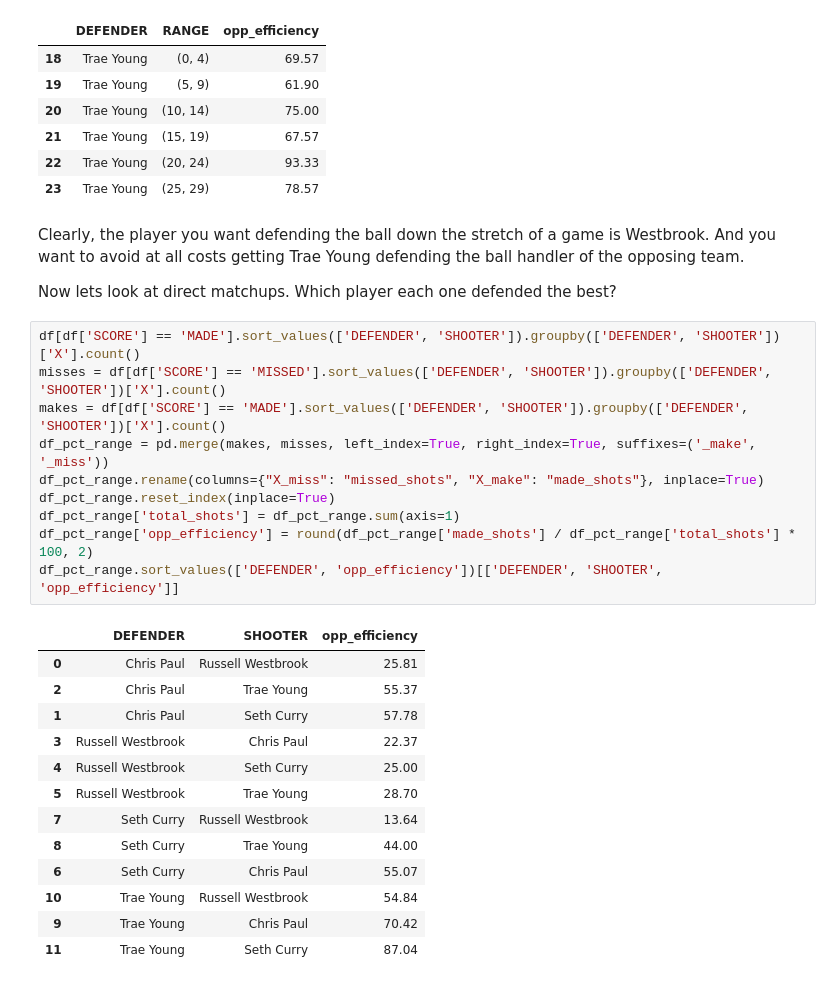
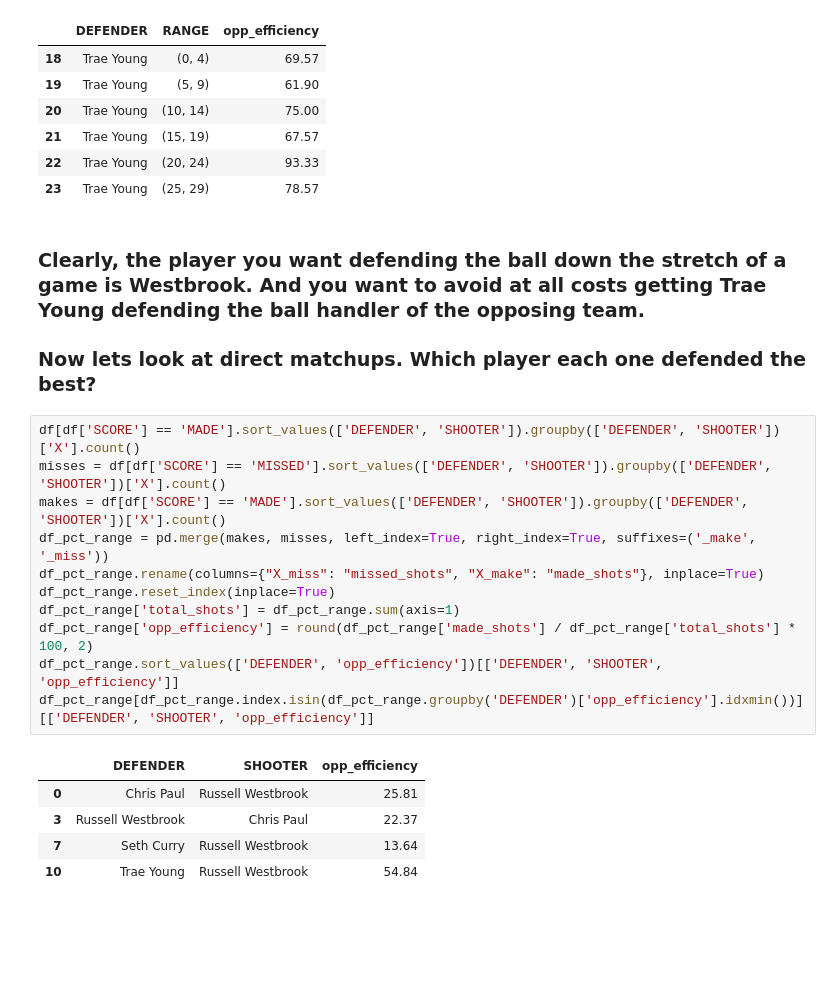
Before and after one commit to 3kleo/NBA-Shooting-Data, a Jupyter notebook: NBA_shooting_data.ipynb, the cells around one changed output. Drawn from its saved outputs; the diff is of its cells as text; blank space fills up the shorter version.

```diff
--- a/NBA_shooting_data.ipynb
+++ b/NBA_shooting_data.ipynb
@@ -216,31 +192,24 @@ df_pct_range[df_pct_range.index.isin(df_pct_range.groupby('RANGE')['opp_efficien
 | 22 | Trae Young | (20, 24) | 93.33 |
 | 23 | Trae Young | (25, 29) | 78.57 |
 # %% [markdown]
-Clearly, the player you want defending the ball down the stretch of a game is Westbrook. And you want to avoid at all costs getting Trae Young defending the ball handler of the opposing team.
+### Clearly, the player you want defending the ball down the stretch of a game is Westbrook. And you want to avoid at all costs getting Trae Young defending the ball handler of the opposing team.
 
-Now lets look at direct matchups. Which player each one defended the best?
+### Now lets look at direct matchups. Which player each one defended the best?
 # %%
 df[df['SCORE'] == 'MADE'].sort_values(['DEFENDER', 'SHOOTER']).groupby(['DEFENDER', 'SHOOTER'])['X'].count()
 misses = df[df['SCORE'] == 'MISSED'].sort_values(['DEFENDER', 'SHOOTER']).groupby(['DEFENDER', 'SHOOTER'])['X'].count()
 makes = df[df['SCORE'] == 'MADE'].sort_values(['DEFENDER', 'SHOOTER']).groupby(['DEFENDER', 'SHOOTER'])['X'].count()
 df_pct_range = pd.merge(makes, misses, left_index=True, right_index=True, suffixes=('_make', '_miss'))
 df_pct_range.rename(columns={"X_miss": "missed_shots", "X_make": "made_shots"}, inplace=True)
 df_pct_range.reset_index(inplace=True)
 df_pct_range['total_shots'] = df_pct_range.sum(axis=1)
 df_pct_range['opp_efficiency'] = round(df_pct_range['made_shots'] / df_pct_range['total_shots'] * 100, 2)
 df_pct_range.sort_values(['DEFENDER', 'opp_efficiency'])[['DEFENDER', 'SHOOTER', 'opp_efficiency']]
+df_pct_range[df_pct_range.index.isin(df_pct_range.groupby('DEFENDER')['opp_efficiency'].idxmin())][['DEFENDER', 'SHOOTER', 'opp_efficiency']]
 # %% [output]
 |  | DEFENDER | SHOOTER | opp_efficiency |
 | 0 | Chris Paul | Russell Westbrook | 25.81 |
-| 2 | Chris Paul | Trae Young | 55.37 |
-| 1 | Chris Paul | Seth Curry | 57.78 |
 | 3 | Russell Westbrook | Chris Paul | 22.37 |
-| 4 | Russell Westbrook | Seth Curry | 25.00 |
-| 5 | Russell Westbrook | Trae Young | 28.70 |
 | 7 | Seth Curry | Russell Westbrook | 13.64 |
-| 8 | Seth Curry | Trae Young | 44.00 |
-| 6 | Seth Curry | Chris Paul | 55.07 |
 | 10 | Trae Young | Russell Westbrook | 54.84 |
-| 9 | Trae Young | Chris Paul | 70.42 |
-| 11 | Trae Young | Seth Curry | 87.04 |
 # %%
```
Also changed, not shown: parts of 18 cells of this notebook.
